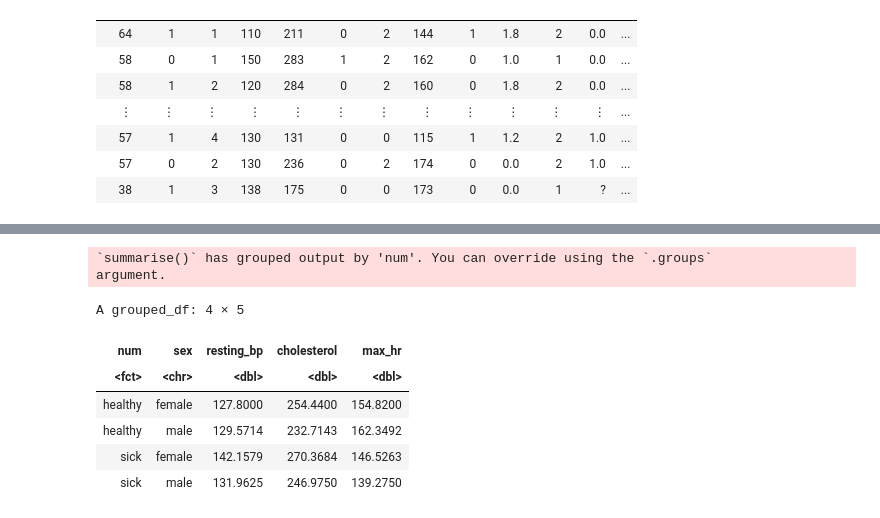
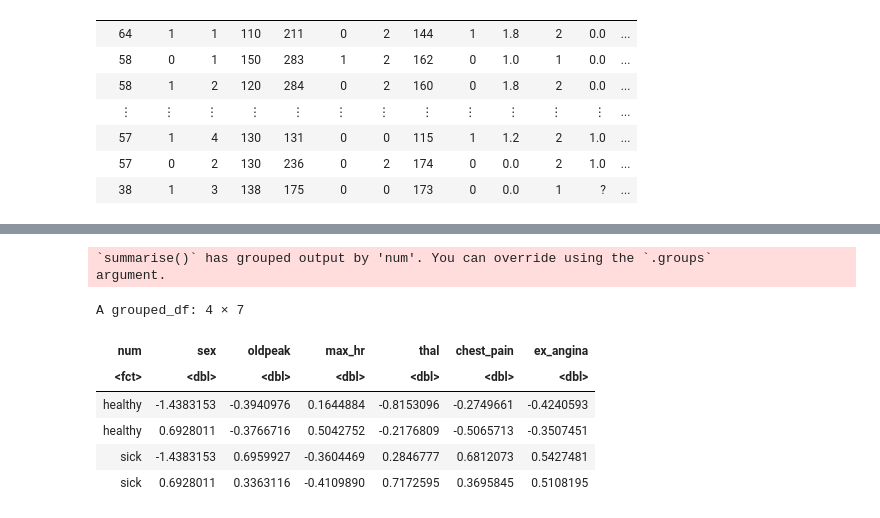
Before and after one commit to zohairomar1/HeartDiseasePredictionModel, a Jupyter notebook: group_project_report19.ipynb, the cells around one changed output, grey strips where cells are left out. Cells and saved outputs as stored; diff of their text form; code cells hidden in the pictures.

```diff
--- a/group_project_report19.ipynb
+++ b/group_project_report19.ipynb
@@ -74,0 +77,5 @@ A tibble: 283 × 14
+# %%
+heart_clean <- heart_disease_data |>
+select("age", "sex", "max_hr", "oldpeak", "thal", "chest_pain", "ex_angina", "num")|>
+mutate(thal = as.numeric(thal))
+heart_clean
@@ -74,0 +93,9 @@ A tibble: 283 × 14
+# %%
+scaled_recipe <- recipe(num ~ ., data = heart_clean)|>
+    step_scale(all_predictors()) |>
+    step_center(all_predictors())
+
+heart_data_scaled <- scaled_recipe |>
+    prep() |>
+    bake(heart_clean)
+heart_data_scaled
@@ -75,21 +113,24 @@ A tibble: 283 × 14
 # %%
-heart_disease_split <- initial_split(heart_disease_data, prop = 0.75, strata = num)
+heart_disease_split <- initial_split(heart_data_scaled, prop = 0.75, strata = num)
 heart_disease_train <- training(heart_disease_split)
 heart_disease_test <- testing(heart_disease_split)
 # %%
-heart_disease_table2 <- heart_disease_train |>
+heart_disease_table <- heart_disease_train |>
 group_by(num, sex)|>
-summarize(resting_bp = mean(resting_bp),
-          cholesterol = mean(cholesterol),
-          max_hr = mean(max_hr))
-heart_disease_table2
+summarize(oldpeak = mean(oldpeak),
+    max_hr = mean(max_hr),
+    thal = mean(thal, na.rm = TRUE),
+    chest_pain = mean(chest_pain, na.rm = TRUE),
+    #resting_electro = mean(resting_electro, na.rm = TRUE),
+    ex_angina = mean(ex_angina, na.rm = TRUE))
+heart_disease_table
 # %% [output]
 `summarise()` has grouped output by 'num'. You can override using the `.groups`
 argument.
-A grouped_df: 4 × 5
+A grouped_df: 4 × 7
-| num | sex | resting_bp | cholesterol | max_hr |
-| <fct> | <chr> | <dbl> | <dbl> | <dbl> |
-| healthy | female | 127.8000 | 254.4400 | 154.8200 |
-| healthy | male | 129.5714 | 232.7143 | 162.3492 |
-| sick | female | 142.1579 | 270.3684 | 146.5263 |
-| sick | male | 131.9625 | 246.9750 | 139.2750 |
+| num | sex | oldpeak | max_hr | thal | chest_pain | ex_angina |
+| <fct> | <dbl> | <dbl> | <dbl> | <dbl> | <dbl> | <dbl> |
+| healthy | -1.4383153 | -0.3940976 | 0.1644884 | -0.8153096 | -0.2749661 | -0.4240593 |
+| healthy | 0.6928011 | -0.3766716 | 0.5042752 | -0.2176809 | -0.5065713 | -0.3507451 |
+| sick | -1.4383153 | 0.6959927 | -0.3604469 | 0.2846777 | 0.6812073 | 0.5427481 |
+| sick | 0.6928011 | 0.3363116 | -0.4109890 | 0.7172595 | 0.3695845 | 0.5108195 |
```
Also changed, not shown: parts of 8 cells of this notebook.
